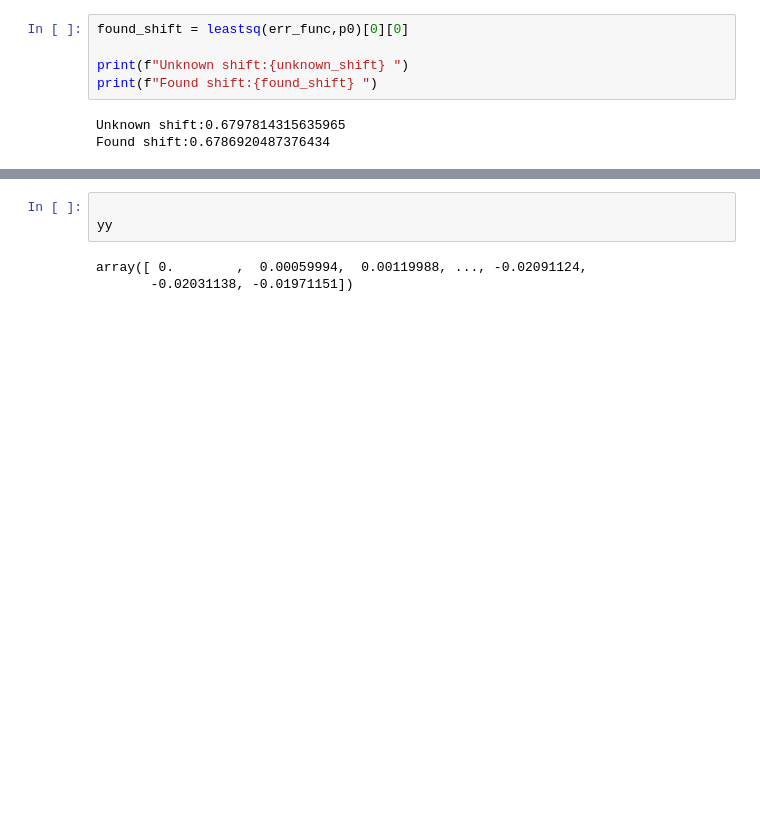
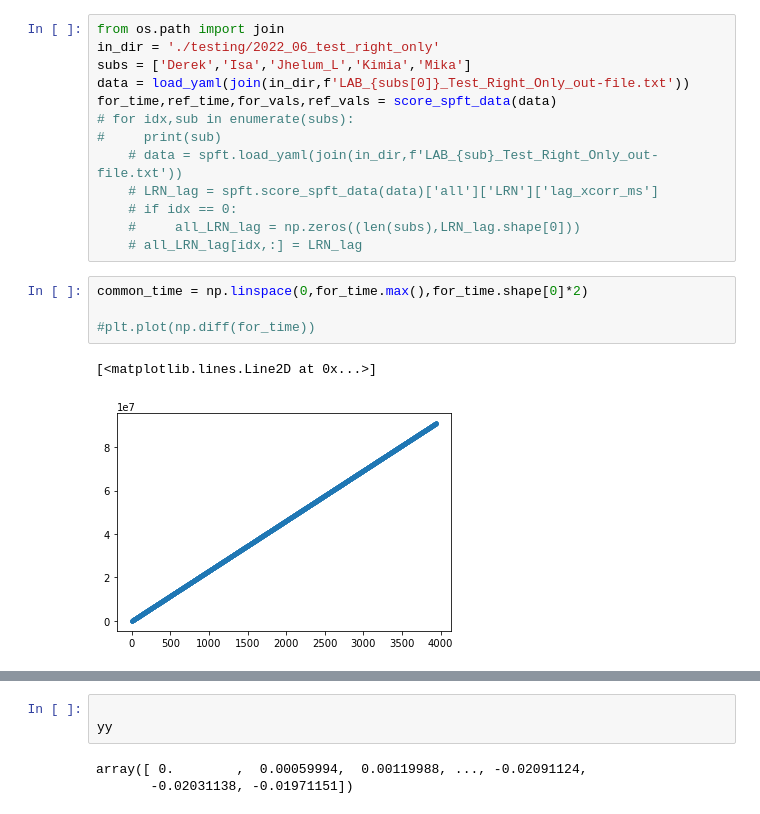
Before and after one commit to neuralabc/spft-java, a Jupyter notebook: spft/ComputingBxMetrics_testing.ipynb, the cells around one changed output, grey strips where cells are left out. Drawn from its saved outputs; the diff is of its cells as text; blank space fills up the shorter version.

Commit message:
beginning changes for higher res time

```diff
--- a/spft/ComputingBxMetrics_testing.ipynb
+++ b/spft/ComputingBxMetrics_testing.ipynb
@@ -31,11 +264,23 @@ Populating the interactive namespace from numpy and matplotlib
 # %%
-found_shift = leastsq(err_func,p0)[0][0]
-
-print(f"Unknown shift:{unknown_shift} ")
-print(f"Found shift:{found_shift} ")
+from os.path import join
+in_dir = './testing/2022_06_test_right_only'
+subs = ['Derek','Isa','Jhelum_L','Kimia','Mika']
+data = load_yaml(join(in_dir,f'LAB_{subs[0]}_Test_Right_Only_out-file.txt'))
+for_time,ref_time,for_vals,ref_vals = score_spft_data(data)
+# for idx,sub in enumerate(subs):
+#     print(sub)
+    # data = spft.load_yaml(join(in_dir,f'LAB_{sub}_Test_Right_Only_out-file.txt'))
+    # LRN_lag = spft.score_spft_data(data)['all']['LRN']['lag_xcorr_ms']
+    # if idx == 0:
+    #     all_LRN_lag = np.zeros((len(subs),LRN_lag.shape[0]))
+    # all_LRN_lag[idx,:] = LRN_lag
-# %% [output]
-Unknown shift:0.6797814315635965
-Found shift:0.6786920487376434
+# %%
+common_time = np.linspace(0,for_time.max(),for_time.shape[0]*2)
+
+#plt.plot(np.diff(for_time))
+# %% [output]
+[<matplotlib.lines.Line2D at 0x...>]
+[figure, added]
 # %%
 plt.plot(X,Y)
 plt.plot(X,Y_shifted,'.-')
```
Also changed, not shown: parts of 5 cells of this notebook, 2 other files.
